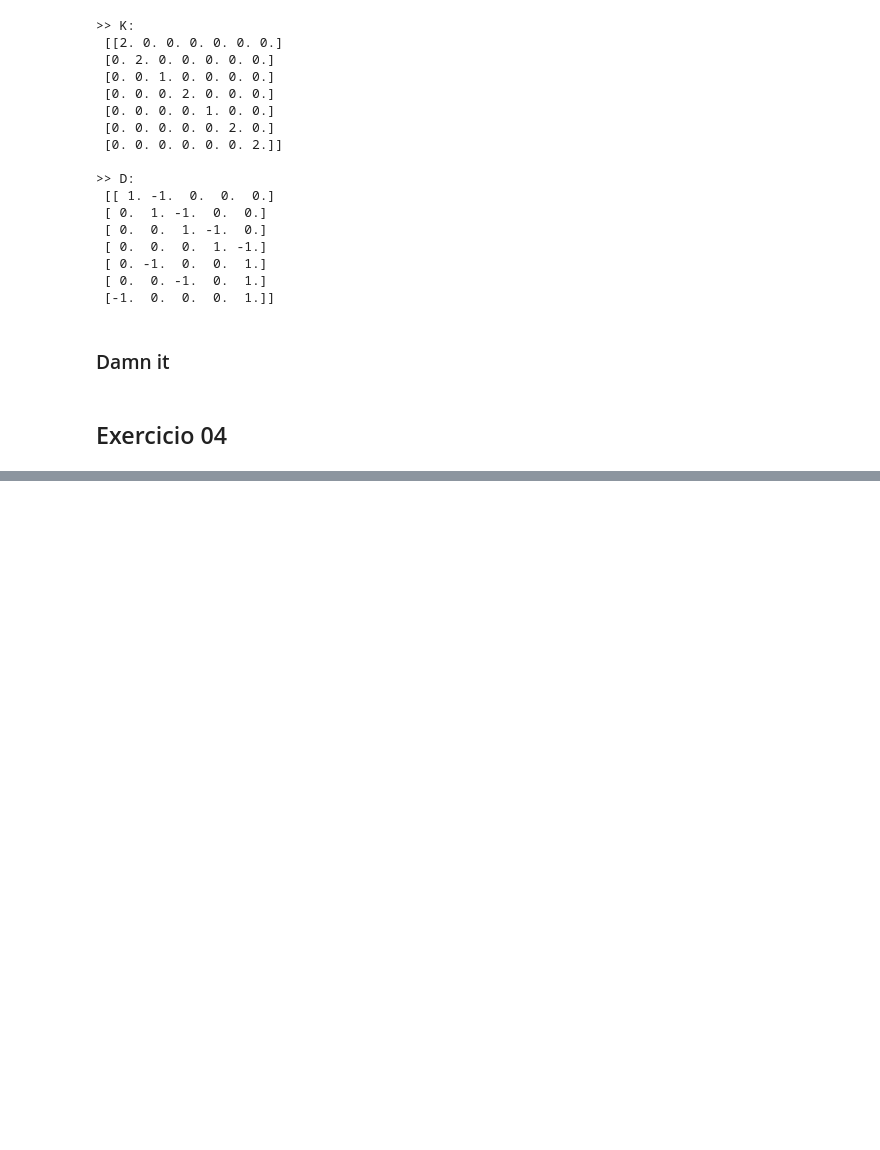
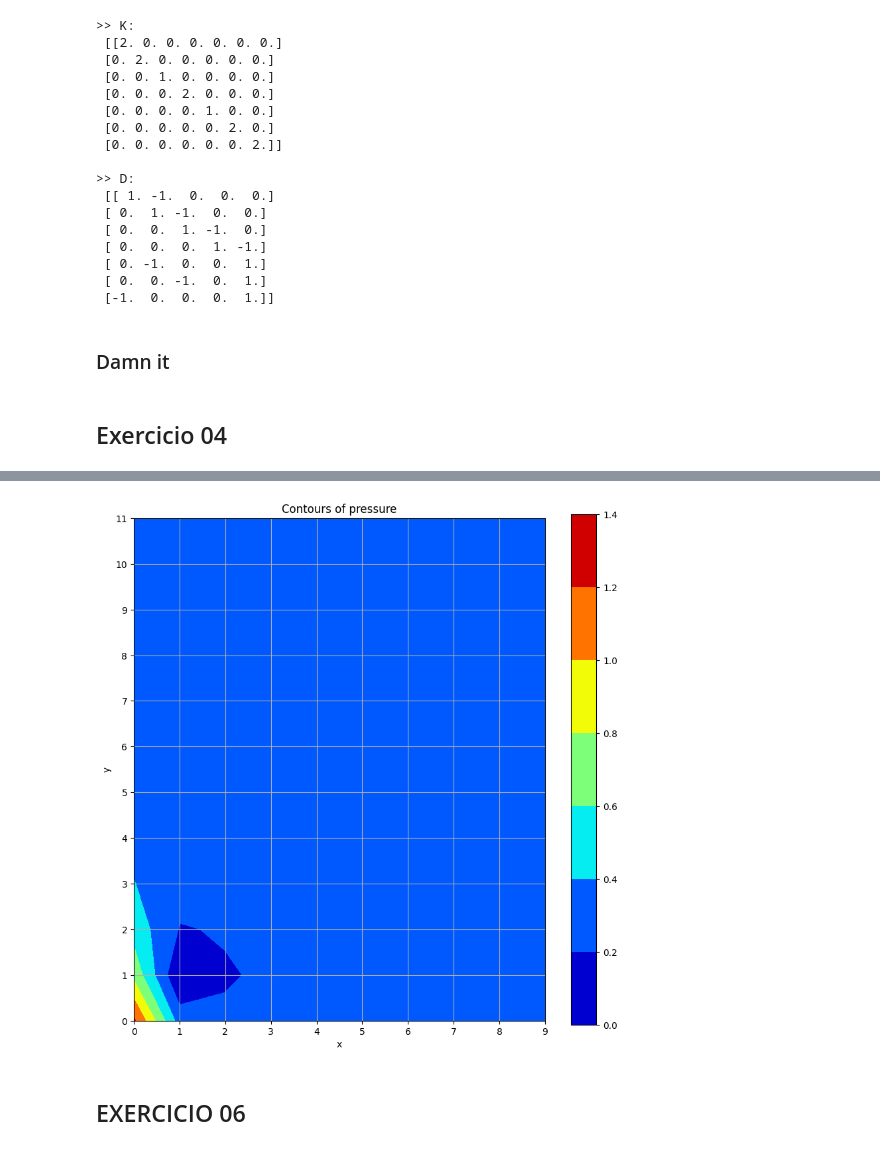
Before and after one commit to caueSordi/Calc-num-lista-2, a Jupyter notebook: Exercicios_02.ipynb, the cells around one changed output, grey strips where cells are left out. Saved outputs shown, nothing was run; the diff lists cells and outputs as text; code cells hidden in the pictures; blank space fills up the shorter version.

```diff
--- a/Exercicios_02.ipynb
+++ b/Exercicios_02.ipynb
@@ -234,0 +240,9 @@ NameError: name 'plt' is not defined
+# %%
+# PLOT NO CANTO INFERIOR DIREITO (natm = n)
+
+P = SolveNetwork(conec2, C2, n, 1, 3, nv2, nc2)
+PlotPressure(m,n, P)
+# %% [output]
+[figure, added]
+# %% [markdown]
+## EXERCICIO 06
```
Also changed, not shown: parts of 5 cells of this notebook.
